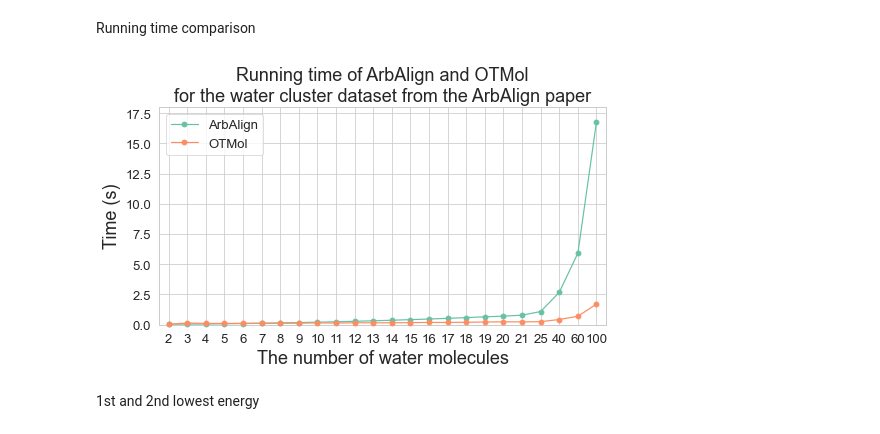
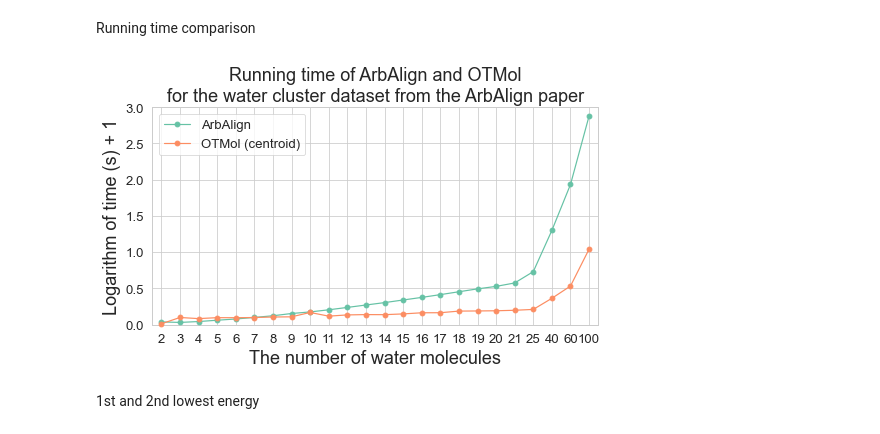
Before and after one commit to weixiaoqimath/otmol, a Jupyter notebook: experiment/otmol_WC.ipynb, the cells around one changed output. Drawn from its saved outputs; the diff is of its cells as text; code cells hidden in the pictures.

```diff
--- a/experiment/otmol_WC.ipynb
+++ b/experiment/otmol_WC.ipynb
@@ -214,27 +214,27 @@ Running time comparison
 # %%
 arbalign_time = pd.read_csv('./arbalign_output/ArbAlignDataWC_result.csv')[['time']]
 otmol_res = pd.read_csv('./otmol_output/wc_ArbAlignDataWC_center_results.csv')
 combined_df = pd.concat([
     arbalign_time.rename(columns={'time': 'ArbAlign'}),
-    otmol_res.rename(columns={'time': 'OTMol'})], axis=1)
-columns_to_plot = ["ArbAlign", "OTMol"]
+    otmol_res.rename(columns={'time': 'OTMol (centroid)'})], axis=1)
+columns_to_plot = ["ArbAlign", "OTMol (centroid)"]
 plt.figure(figsize=(8, 4))
 sns.set_style("whitegrid")
 sns.set_context("paper", font_scale=1.5)
 sns.set_palette("Set2")
 for column in columns_to_plot:
-    plt.plot(range(len(combined_df['#'])), combined_df[column], marker='o', label=column, clip_on=False, zorder=10)
+    plt.plot(range(len(combined_df['#'])), np.log(combined_df[column]+1), marker='o', label=column, clip_on=False, zorder=10)
 plt.xticks(range(len(combined_df['#'])), combined_df['#'])
-plt.ylim(0, 18)
+plt.ylim(0, 3)
 plt.xlim(-0.5, 23.5)
 plt.title("Running time of ArbAlign and OTMol\nfor the water cluster dataset from the ArbAlign paper", fontsize=18)
 plt.xlabel("The number of water molecules", fontsize=18)
-plt.ylabel("Time (s)", fontsize=18)
+plt.ylabel("Logarithm of time (s) + 1", fontsize=18)
 plt.legend()
 plt.grid(True)
 plt.savefig('../images/WCArbAlignData_time.png', dpi=300, bbox_inches='tight')
 # %% [output]
-[figure, old version]
+[figure, new version]
 # %% [markdown]
 1st and 2nd lowest energy
 # %%
```
Also changed, not shown: parts of 1 cell of this notebook, 5 other files.
